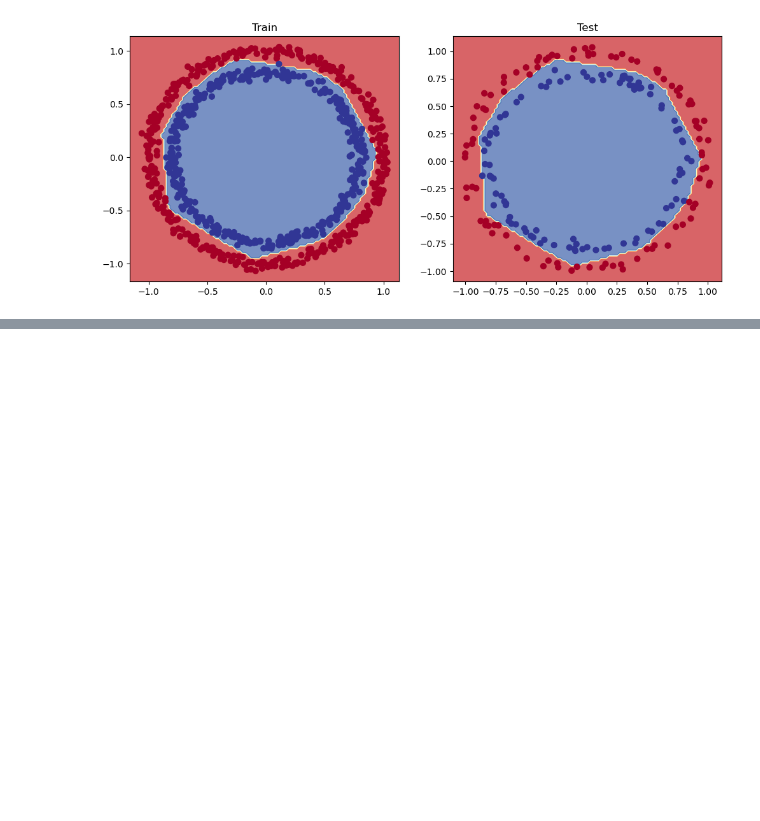
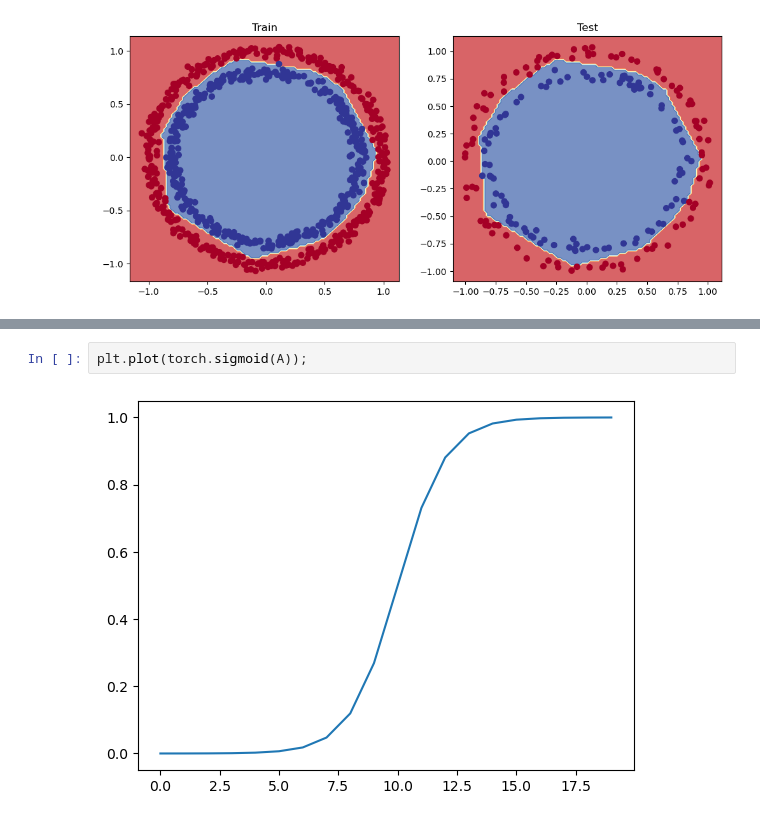
Before and after one commit to Alparslan-Tamer/pytorch-deep-learning, a Jupyter notebook: video_notebooks/02_pytorch_classification_video.ipynb, the cells around one changed output, grey strips where cells are left out. Drawn from its saved outputs; the diff is of its cells as text; blank space fills up the shorter version.

```diff
--- a/video_notebooks/02_pytorch_classification_video.ipynb
+++ b/video_notebooks/02_pytorch_classification_video.ipynb
@@ -776,0 +817,4 @@ plot_decision_boundary(model_3, X_test, y_test)
+# %%
+plt.plot(torch.sigmoid(A));
+# %% [output]
+[figure, added]
```
Also changed, not shown: parts of 36 cells of this notebook.
